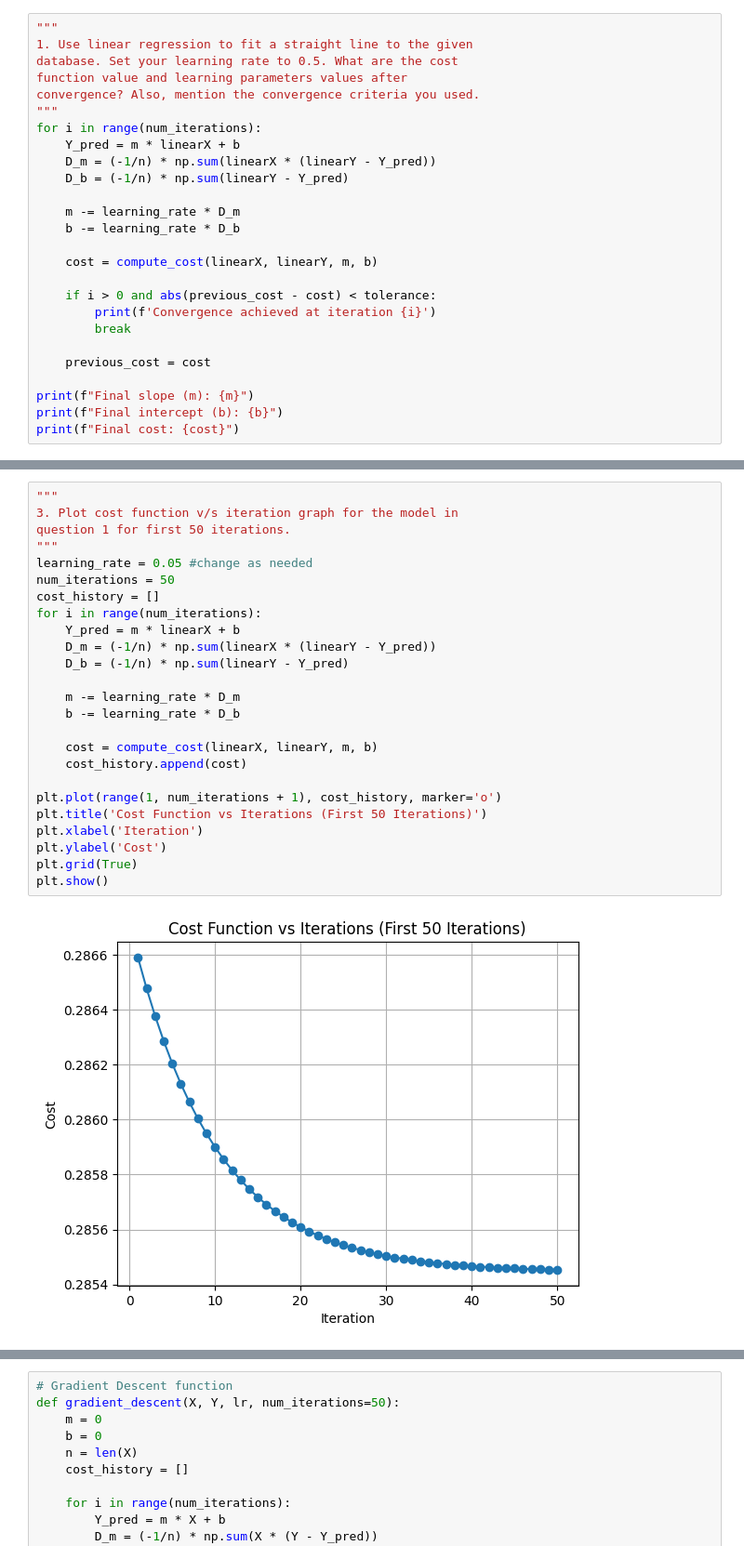
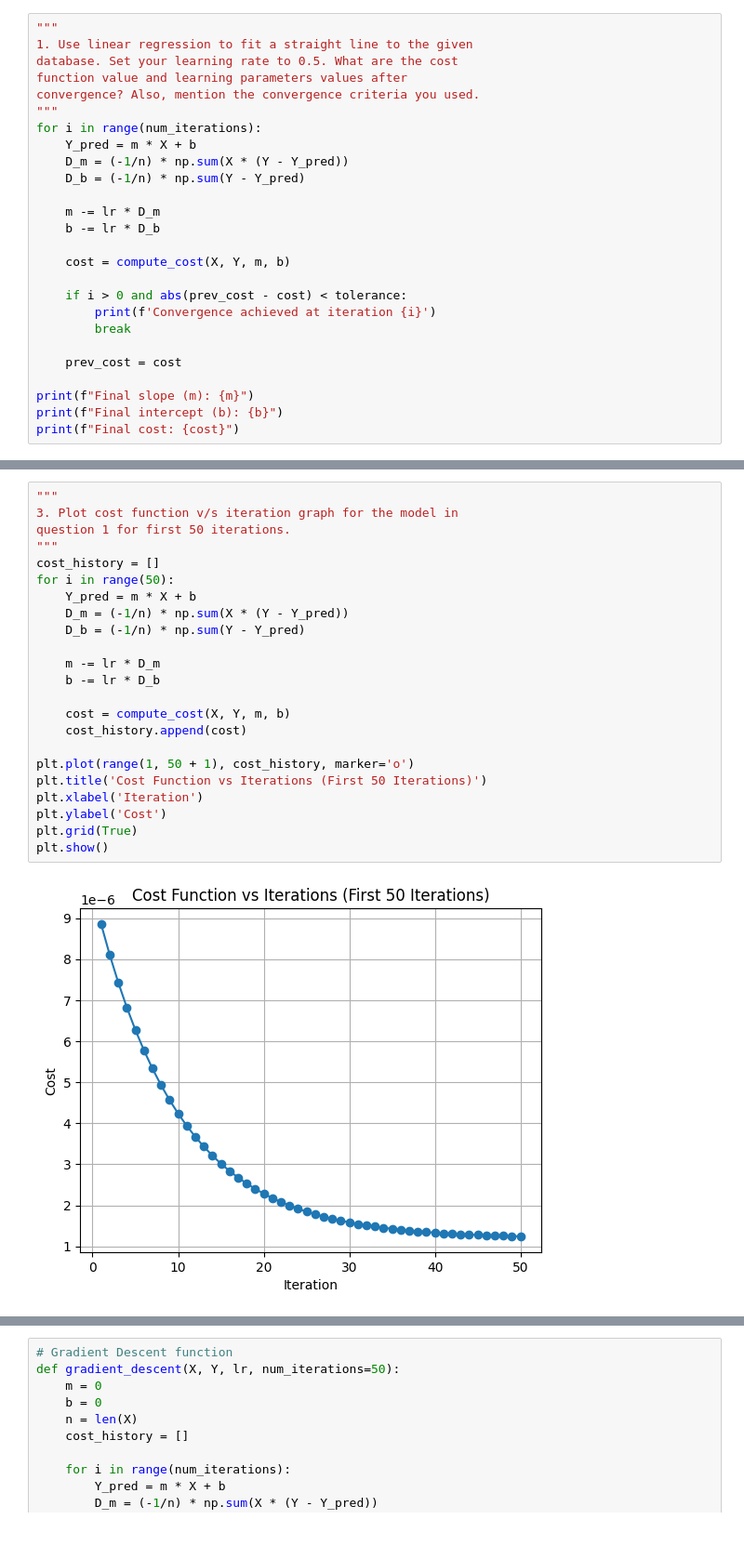
Before and after one commit to KrishNatrium/AI_Lab_Repo, a Jupyter notebook: Lab4.ipynb, the cells around one changed output, grey strips where cells are left out. Shown at 93% size. Drawn from its saved outputs; the diff is of its cells as text.

```diff
--- a/Lab4.ipynb
+++ b/Lab4.ipynb
@@ -24,20 +25,20 @@ function value and learning parameters values after
 convergence? Also, mention the convergence criteria you used.
 """
 for i in range(num_iterations):
-    Y_pred = m * linearX + b
-    D_m = (-1/n) * np.sum(linearX * (linearY - Y_pred))
-    D_b = (-1/n) * np.sum(linearY - Y_pred)
+    Y_pred = m * X + b
+    D_m = (-1/n) * np.sum(X * (Y - Y_pred))
+    D_b = (-1/n) * np.sum(Y - Y_pred)
 
-    m -= learning_rate * D_m
-    b -= learning_rate * D_b
+    m -= lr * D_m
+    b -= lr * D_b
 
-    cost = compute_cost(linearX, linearY, m, b)
+    cost = compute_cost(X, Y, m, b)
 
-    if i > 0 and abs(previous_cost - cost) < tolerance:
+    if i > 0 and abs(prev_cost - cost) < tolerance:
         print(f'Convergence achieved at iteration {i}')
         break
 
-    previous_cost = cost
+    prev_cost = cost
 
 print(f"Final slope (m): {m}")
 print(f"Final intercept (b): {b}")
@@ -49,30 +51,28 @@ Final cost: 0.286715576041127
 # %%
 """
 3. Plot cost function v/s iteration graph for the model in
 question 1 for first 50 iterations.
 """
-learning_rate = 0.05 #change as needed
-num_iterations = 50
 cost_history = []
-for i in range(num_iterations):
-    Y_pred = m * linearX + b
-    D_m = (-1/n) * np.sum(linearX * (linearY - Y_pred))
-    D_b = (-1/n) * np.sum(linearY - Y_pred)
+for i in range(50):
+    Y_pred = m * X + b
+    D_m = (-1/n) * np.sum(X * (Y - Y_pred))
+    D_b = (-1/n) * np.sum(Y - Y_pred)
 
-    m -= learning_rate * D_m
-    b -= learning_rate * D_b
+    m -= lr * D_m
+    b -= lr * D_b
 
-    cost = compute_cost(linearX, linearY, m, b)
+    cost = compute_cost(X, Y, m, b)
     cost_history.append(cost)
 
-plt.plot(range(1, num_iterations + 1), cost_history, marker='o')
+plt.plot(range(1, 50 + 1), cost_history, marker='o')
 plt.title('Cost Function vs Iterations (First 50 Iterations)')
 plt.xlabel('Iteration')
 plt.ylabel('Cost')
 plt.grid(True)
 plt.show()
 # %% [output]
-[figure, old version]
+[figure, new version]
 # %%
 """
 4. Plot the given dataset on a graph and also print the straight
```
Also changed, not shown: parts of 5 cells of this notebook, 3 other files.
